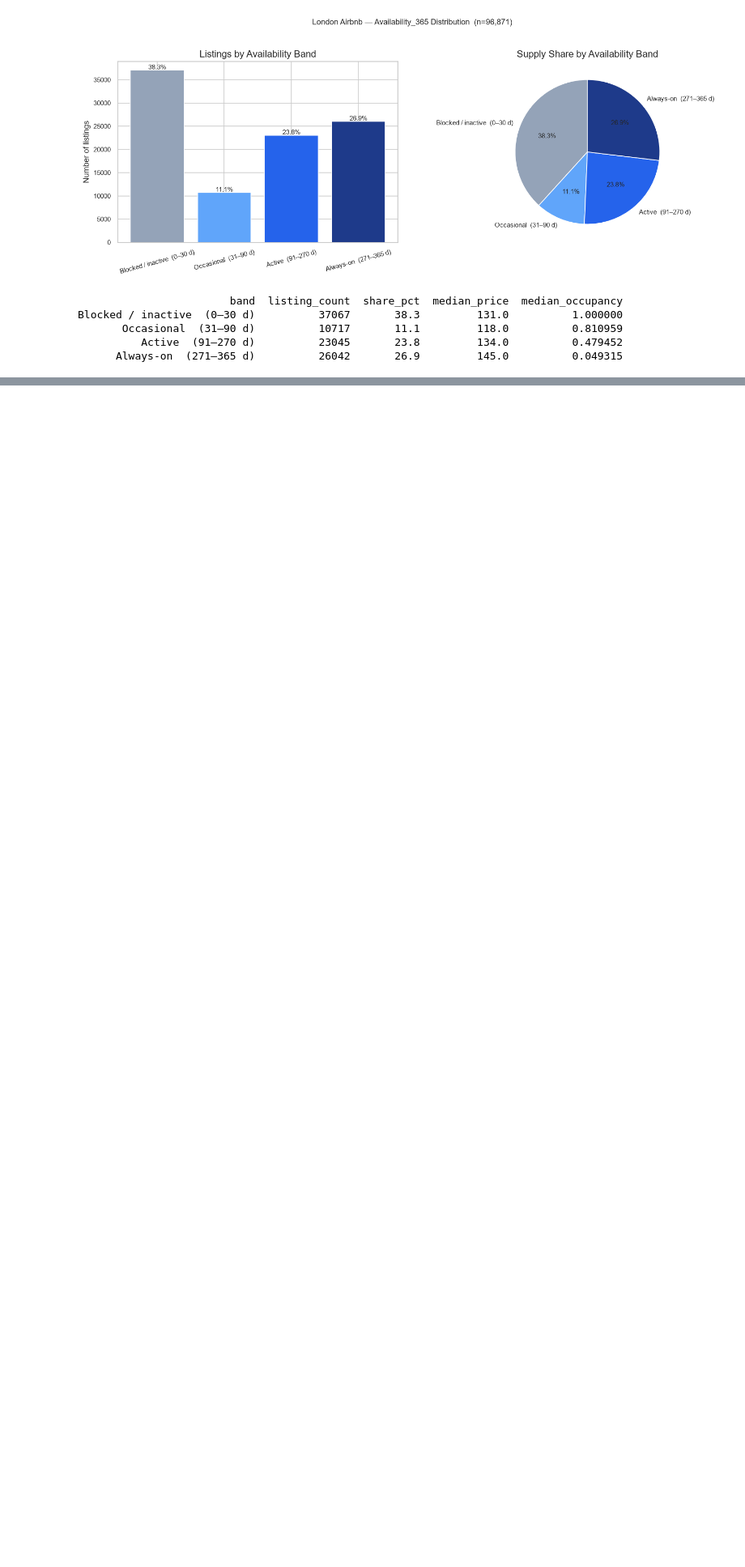
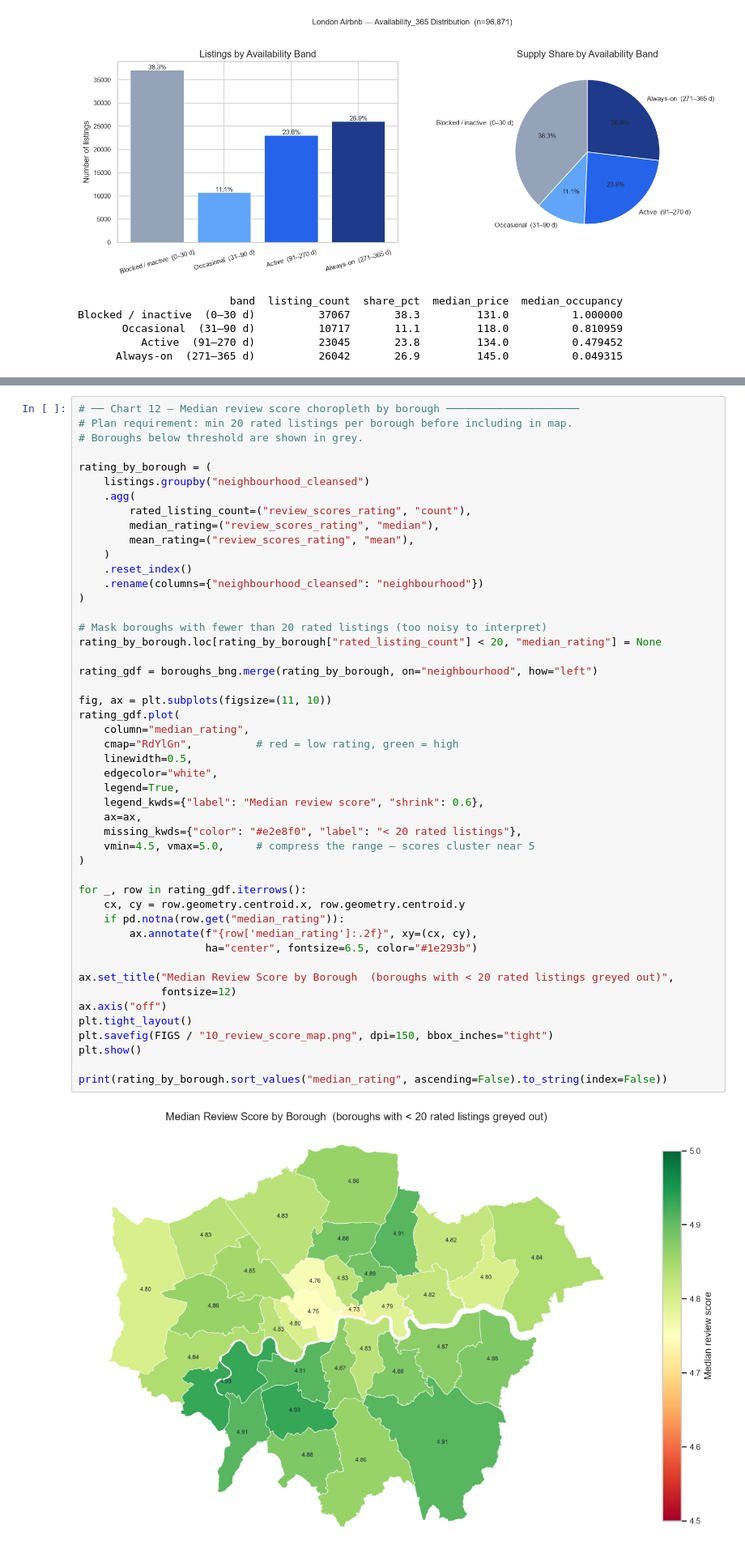
Before and after one commit to bavikaranyogeswaran/Airbnb-Multi-City-Data-Pipeline, a Jupyter notebook: notebooks/03_exploratory_data_analysis.ipynb, the cells around one changed output, grey strips where cells are left out. Shown at 81% size. Drawn from its saved outputs; the diff is of its cells as text; blank space fills up the shorter version.

```diff
--- a/notebooks/03_exploratory_data_analysis.ipynb
+++ b/notebooks/03_exploratory_data_analysis.ipynb
@@ -629,0 +829,50 @@ Blocked / inactive  (0–30 d)          37067       38.3         131.0
+# %%
+# ── Chart 12 — Median review score choropleth by borough ─────────────────────
+# Plan requirement: min 20 rated listings per borough before including in map.
+# Boroughs below threshold are shown in grey.
+
+rating_by_borough = (
+    listings.groupby("neighbourhood_cleansed")
+    .agg(
+        rated_listing_count=("review_scores_rating", "count"),
+        median_rating=("review_scores_rating", "median"),
+        mean_rating=("review_scores_rating", "mean"),
+    )
+    .reset_index()
+    .rename(columns={"neighbourhood_cleansed": "neighbourhood"})
+)
+
+# Mask boroughs with fewer than 20 rated listings (too noisy to interpret)
+rating_by_borough.loc[rating_by_borough["rated_listing_count"] < 20, "median_rating"] = None
+
+rating_gdf = boroughs_bng.merge(rating_by_borough, on="neighbourhood", how="left")
+
+fig, ax = plt.subplots(figsize=(11, 10))
+rating_gdf.plot(
+    column="median_rating",
+    cmap="RdYlGn",          # red = low rating, green = high
+    linewidth=0.5,
+    edgecolor="white",
+    legend=True,
+    legend_kwds={"label": "Median review score", "shrink": 0.6},
+    ax=ax,
+    missing_kwds={"color": "#e2e8f0", "label": "< 20 rated listings"},
+    vmin=4.5, vmax=5.0,     # compress the range — scores cluster near 5
+)
+
+for _, row in rating_gdf.iterrows():
+    cx, cy = row.geometry.centroid.x, row.geometry.centroid.y
+    if pd.notna(row.get("median_rating")):
+        ax.annotate(f"{row['median_rating']:.2f}", xy=(cx, cy),
+                    ha="center", fontsize=6.5, color="#1e293b")
+
+ax.set_title("Median Review Score by Borough  (boroughs with < 20 rated listings greyed out)",
+             fontsize=12)
+ax.axis("off")
+plt.tight_layout()
+plt.savefig(FIGS / "10_review_score_map.png", dpi=150, bbox_inches="tight")
+plt.show()
+
+print(rating_by_borough.sort_values("median_rating", ascending=False).to_string(index=False))
+# %% [output]
+[figure, added]
```
Also changed, not shown: parts of 6 cells of this notebook, 8 other files.
